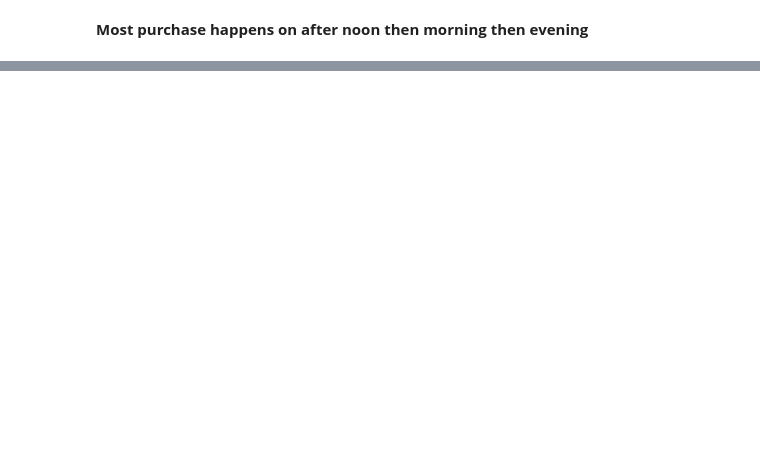
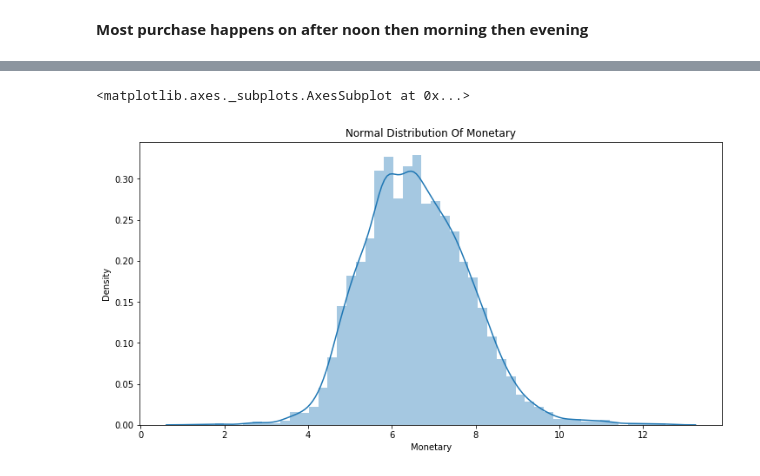
Before and after one commit to Mmbsaksd/Online-Retail, a Jupyter notebook: Online_Retail.ipynb, the cells around one changed output, grey strips where cells are left out. Drawn from its saved outputs; the diff is of its cells as text; code cells hidden in the pictures; blank space fills up the shorter version.

```diff
--- a/Online_Retail.ipynb
+++ b/Online_Retail.ipynb
@@ -667,0 +764,8 @@ quantiles
+# %%
+#Normal Distribution of Monetary after log transformation
+plt.figure(figsize=(12,6))
+plt.title("Normal Distribution Of Monetary")
+sns.distplot(log_tfd_data['Monetary'])
+# %% [output]
+<matplotlib.axes._subplots.AxesSubplot at 0x...>
+[figure, added]
```
Also changed, not shown: parts of 61 cells of this notebook.
